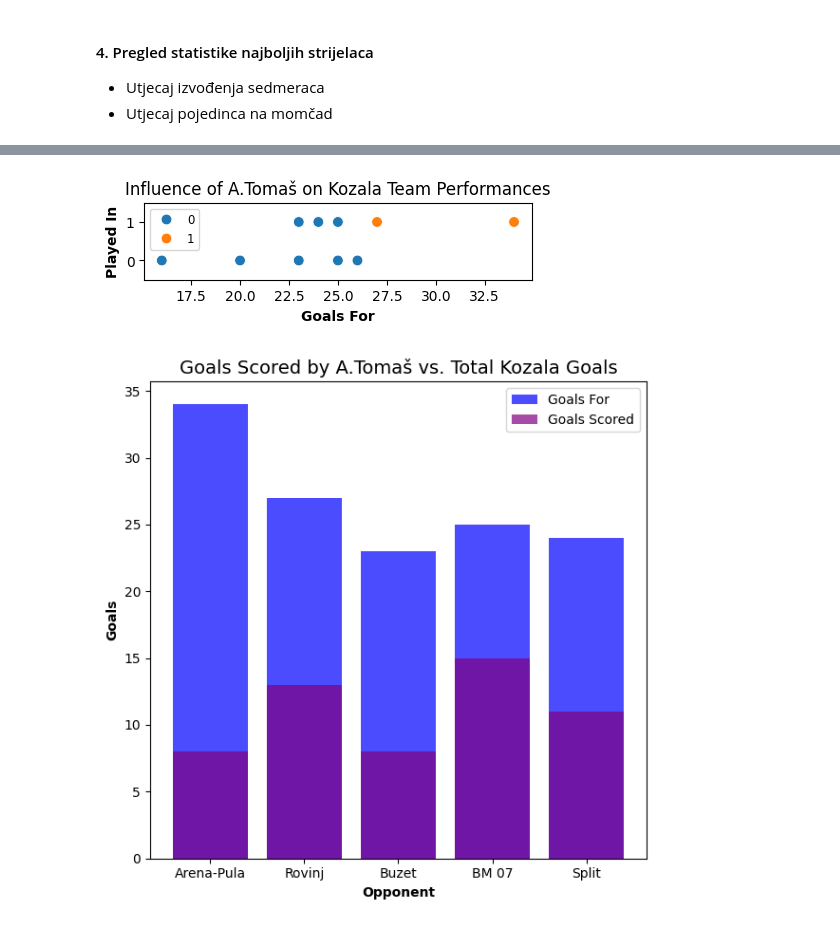
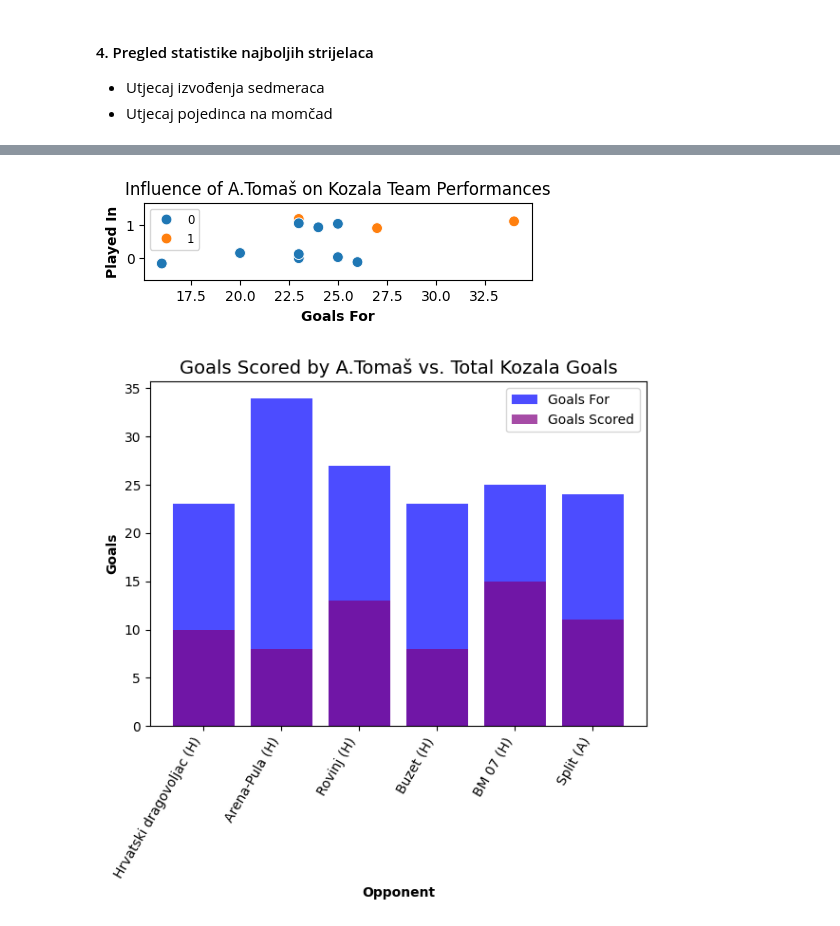
Before and after one commit to BJakelic/UUPZ, a Jupyter notebook: project.ipynb, the cells around one changed output, grey strips where cells are left out. Saved outputs shown, nothing was run; the diff lists cells and outputs as text; code cells hidden in the pictures.

```diff
--- a/project.ipynb
+++ b/project.ipynb
@@ -716,12 +724,12 @@ mask_home = df_results['Home Team'] == 'Kozala'
 mask_away = df_results['Away Team'] == 'Kozala'
 
 df_tomas_kozala_home = df_results[mask_home].copy()
-df_tomas_kozala_home['Opponent'] = df_tomas_kozala_home['Away Team']
+df_tomas_kozala_home['Opponent'] = df_tomas_kozala_home['Away Team'] + ' (H)'
 df_tomas_kozala_home['Goals For'] = df_tomas_kozala_home['Home Goals']
 df_tomas_kozala_home['Win or Draw'] = (df_tomas_kozala_home['Winner'].isin(['H', 'D'])).astype(int)
 
 df_tomas_kozala_away = df_results[mask_away].copy()
-df_tomas_kozala_away['Opponent'] = df_tomas_kozala_away['Home Team']
+df_tomas_kozala_away['Opponent'] = df_tomas_kozala_away['Home Team'] + ' (A)'
 df_tomas_kozala_away['Goals For'] = df_tomas_kozala_away['Away Goals']
 df_tomas_kozala_away['Win or Draw'] = (df_tomas_kozala_away['Winner'].isin(['A', 'D'])).astype(int)
 
@@ -782,8 +791,12 @@ for link_element in link_elements:
             for player_name_element in player_name_elements:
                 if 'Antonio Tomaš' in player_name_element.text:
                     opponent = [team_left, team_right]
-                    opponent.remove('Kozala')
-                    opponent_name = opponent[0]
+                    if (team_left == 'Kozala'):
+                        opponent.remove('Kozala')
+                        opponent_name = opponent[0] + ' (H)'
+                    else:
+                        opponent.remove('Kozala')
+                        opponent_name = opponent[0] + ' (A)'
 
                     next_td_element = player_name_element.find_element(By.XPATH, 'following-sibling::td')
                     goals_scored = float(next_td_element.text)
@@ -827,9 +841,21 @@ df_tomas_kozala
 # %%
-y_values = df_tomas_kozala['Played In']
+def add_jitter(df, column, jitter_amount):
+    df_jittered = df.copy()
+
+    unique_values, counts = np.unique(df[column], return_counts=True)
+    overlapping_values = unique_values[counts > 1]
+    for value in overlapping_values:
+        mask = df[column] == value
+        df_jittered.loc[mask, column] += np.random.uniform(-jitter_amount, jitter_amount, np.sum(mask))
+    return df_jittered
+
+jitter_amount = 0.2
+
+df_tomas_kozala_jittered = add_jitter(df_tomas_kozala, 'Played In', jitter_amount)
 
 plt.figure(figsize=(5, 1))
-sns.scatterplot(x='Goals For', y='Played In', hue='Win or Draw', data=df_tomas_kozala, s=60)
-plt.ylim(min(y_values) - 0.5, max(y_values) + 0.5)
+sns.scatterplot(x='Goals For', y='Played In', hue='Win or Draw', data=df_tomas_kozala_jittered, s=60)
+plt.ylim(df_tomas_kozala_jittered['Played In'].min() - 0.5, df_tomas_kozala_jittered['Played In'].max() + 0.5)
 plt.title('Influence of A.Tomaš on Kozala Team Performances')
 plt.xlabel('Goals For', fontweight='bold')
 plt.ylabel('Played In', fontweight='bold')
@@ -838,18 +864,19 @@ for handle in legend.legend_handles:
     handle._sizes = [10]
 plt.show()
 # %% [output]
-[figure, old version]
+[figure, new version]
 # %%
 df_filtered = df_tomas_kozala[df_tomas_kozala['Played In'] == 1]
 
 plt.figure(figsize=(6, 6))
 plt.bar(df_filtered['Opponent'], df_filtered['Goals For'], label='Goals For', color='blue', alpha=0.7)
 plt.bar(df_filtered['Opponent'], df_filtered['Goals Scored'], label='Goals Scored', color='purple', alpha=0.7)
 plt.title('Goals Scored by A.Tomaš vs. Total Kozala Goals', fontsize=14)
 plt.xlabel('Opponent', fontweight='bold')
 plt.ylabel('Goals', fontweight='bold')
+plt.xticks(rotation=60, ha='right')
 plt.legend()
 plt.tight_layout()
 plt.show()
 # %% [output]
-[figure, old version]
+[figure, new version]
```
Also changed, not shown: parts of 21 cells of this notebook, 6 other files.
